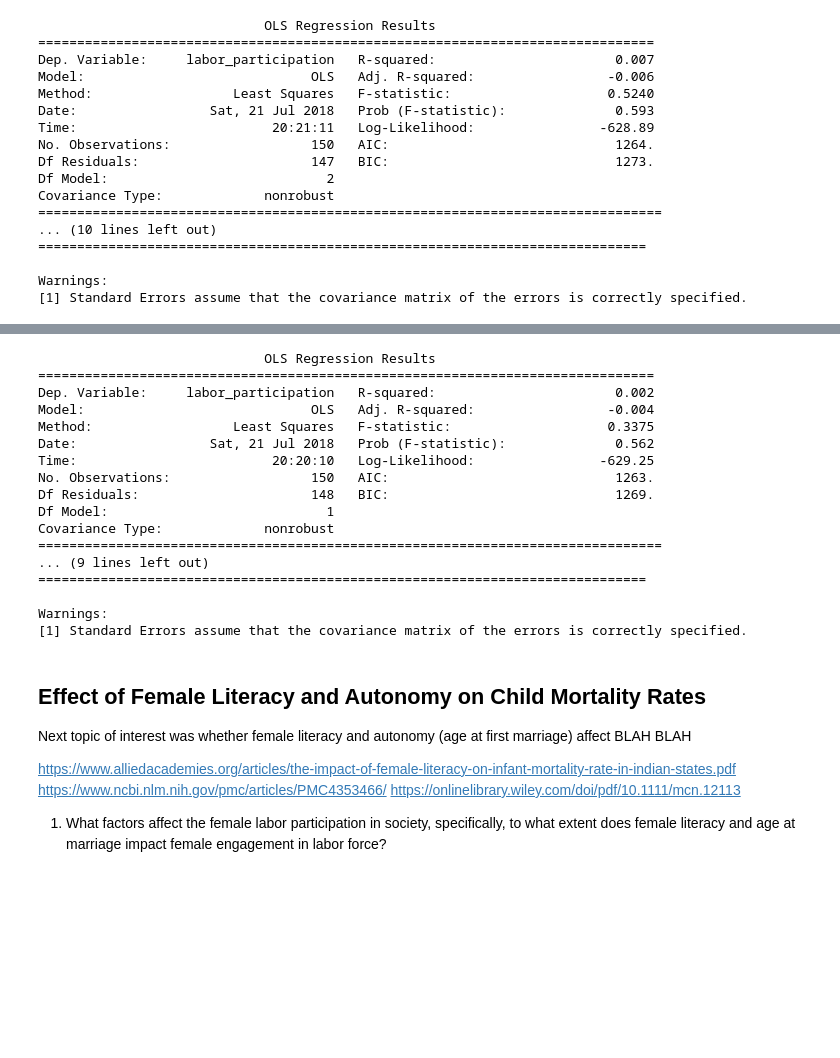
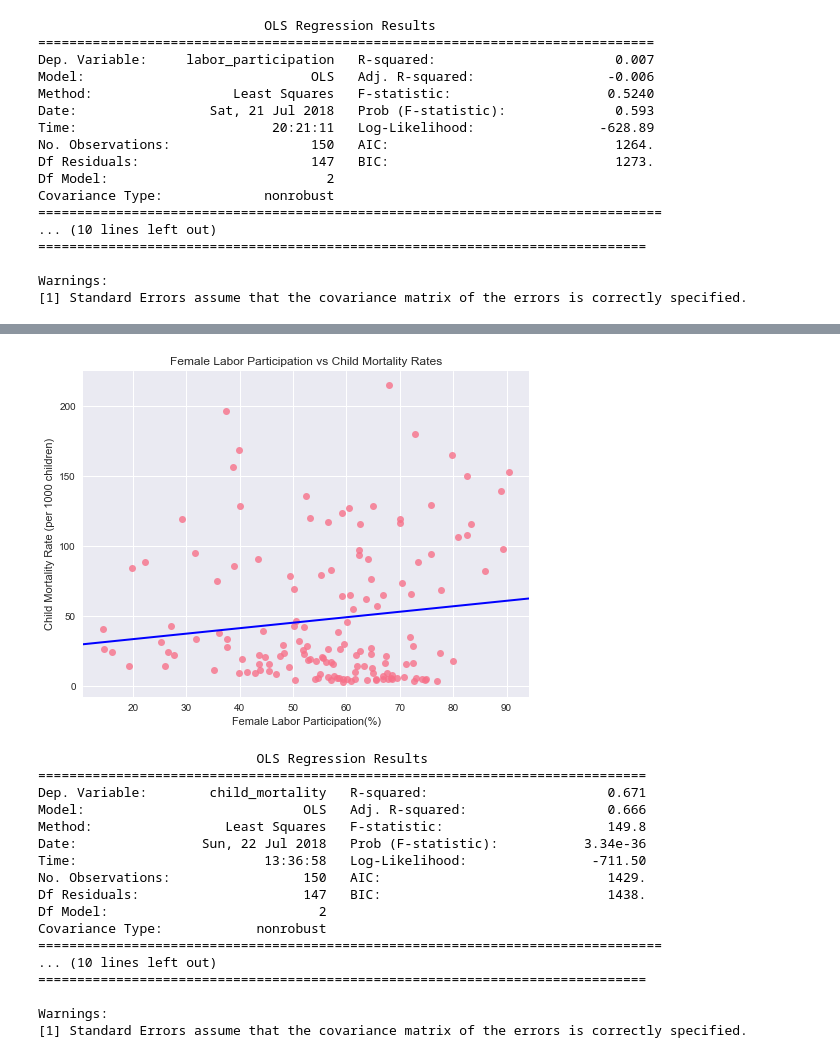
Before and after one commit to devanshmalik/Female_Autonomy_in_Society_Analysis, a Jupyter notebook: effects_of_female_autonomy_around_world.ipynb, the cells around one changed output, grey strips where cells are left out. Saved outputs shown, nothing was run; the diff lists cells and outputs as text; code cells hidden in the pictures; blank space fills up the shorter version.

```diff
--- a/effects_of_female_autonomy_around_world.ipynb
+++ b/effects_of_female_autonomy_around_world.ipynb
@@ -474,30 +494,33 @@ sns.regplot(x=df_2005["school_years"], y=df_2005["labor_participation"],ci=None,
+# %%
+fig, ax = plt.subplots(figsize=(8,6))
+sns.regplot(x=df_2005["labor_participation"], y=df_2005["child_mortality"],ci=None, line_kws={"color":"b", "lw":2})
+
+# Plot elements
+plt.title('Female Labor Participation vs Child Mortality Rates')
+plt.ylabel('Child Mortality Rate (per 1000 children)')
+plt.xlabel('Female Labor Participation(%)');
+# %% [output]
+[figure, added]
 # %%
-lm = sm.OLS(df_2005['labor_participation'], df_2005[['intercept', 'marriage_age']])
+# Fit linear model
+lm = sm.OLS(df_2005['child_mortality'], df_2005[['intercept', 'school_years', 'marriage_age']])
 results = lm.fit()
 print(results.summary())
 # %% [output]
-                             OLS Regression Results
-===============================================================================
-Dep. Variable:     labor_participation   R-squared:                       0.002
-Model:                             OLS   Adj. R-squared:                 -0.004
-Method:                  Least Squares   F-statistic:                    0.3375
-Date:                 Sat, 21 Jul 2018   Prob (F-statistic):              0.562
-Time:                         20:20:10   Log-Likelihood:                -629.25
-No. Observations:                  150   AIC:                             1263.
-Df Residuals:                      148   BIC:                             1269.
-Df Model:                            1
-Covariance Type:             nonrobust
+                            OLS Regression Results
+==============================================================================
+Dep. Variable:        child_mortality   R-squared:                       0.671
+Model:                            OLS   Adj. R-squared:                  0.666
+Method:                 Least Squares   F-statistic:                     149.8
+Date:                Sun, 22 Jul 2018   Prob (F-statistic):           3.34e-36
+Time:                        13:36:58   Log-Likelihood:                -711.50
+No. Observations:                 150   AIC:                             1429.
+Df Residuals:                     147   BIC:                             1438.
+Df Model:                           2
+Covariance Type:            nonrobust
 ================================================================================
-... (9 lines left out)
+... (10 lines left out)
 ==============================================================================
 
 Warnings:
 [1] Standard Errors assume that the covariance matrix of the errors is correctly specified.
-# %% [markdown]
-## Effect of Female Literacy and Autonomy on Child Mortality Rates
-Next topic of interest was whether female literacy and autonomy (age at first marriage) affect  BLAH BLAH
-
-https://www.alliedacademies.org/articles/the-impact-of-female-literacy-on-infant-mortality-rate-in-indian-states.pdf
-https://www.ncbi.nlm.nih.gov/pmc/articles/PMC4353466/
-https://onlinelibrary.wiley.com/doi/pdf/10.1111/mcn.12113
-1. What factors affect the female labor participation in society, specifically, to what extent does female literacy and age at marriage impact female engagement in labor force?
```
Also changed, not shown: parts of 25 cells of this notebook.
